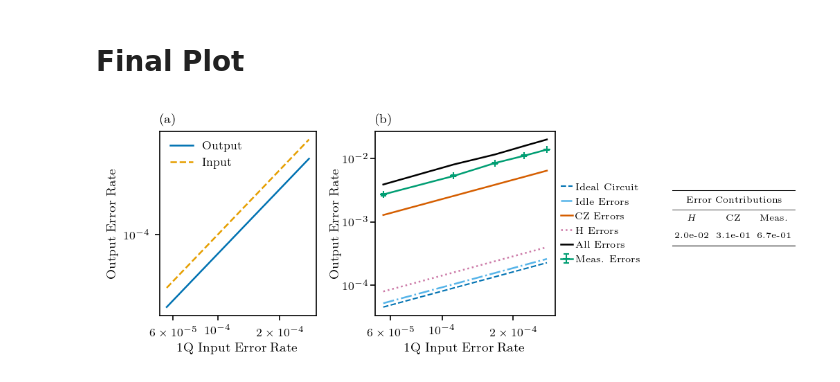
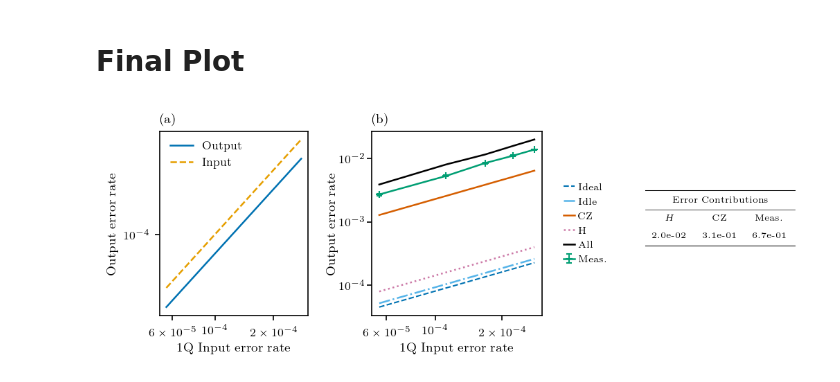
Before and after one commit to Sal7ySalt/Smallest-MSD-Protocol, a Jupyter notebook: 3_qubit_code/physical_level/physical_level.ipynb, the cells around one changed output. Saved outputs shown, nothing was run; the diff lists cells and outputs as text; code cells hidden in the pictures.

```diff
--- a/3_qubit_code/physical_level/physical_level.ipynb
+++ b/3_qubit_code/physical_level/physical_level.ipynb
@@ -935,11 +937,11 @@ measurement_contributions /= len(one_qubit_gate_error_prob)
 fig = plt.figure(figsize=(6.75, 2.65))
 
 # Layout:
-# plot 1 | spacer | plot 2 | legend | spacer | table
+# plot 1 | spacer | plot 2 | legend | small spacer | table
 gs = GridSpec(
     1, 6,
     figure=fig,
-    width_ratios=[1.0, 0.35, 1.15, 0.55, 0.14, 0.82],
+    width_ratios=[1.0, 0.45, 1.15, 0.55, 0.08, 1.05],
     wspace=0.02
 )
 
@@ -983,8 +985,8 @@ ax1.yaxis.set_minor_locator(mticker.NullLocator())
 ax1.yaxis.set_minor_formatter(mticker.NullFormatter())
 
 ax1.legend(frameon=False, loc='upper left')
-ax1.set_ylabel('Output Error Rate')
-ax1.set_xlabel('1Q Input Error Rate')
+ax1.set_ylabel('Output error rate')
+ax1.set_xlabel('1Q Input error rate')
 ax1.set_title('(a)', loc='left', fontsize=9)
 
 # ── Plot 2 ───────────────────────────────────────────────
@@ -994,7 +996,7 @@ ax2.plot(
     color='#0072B2',
     linestyle='--',
     linewidth=1.0,
-    label='Ideal Circuit'
+    label='Ideal'
 )
 
 ax2.plot(
@@ -1002,7 +1004,7 @@ ax2.plot(
     plot2_output_error_rate,
     color='#56B4E9',
     linestyle='-.',
-    label='Idle Errors'
+    label='Idle'
 )
 
 ax2.plot(
@@ -1010,7 +1012,7 @@ ax2.plot(
     plot4_output_error_rate,
     color='#D55E00',
     linestyle='-',
-    label='CZ Errors'
+    label='CZ'
 )
 
 ax2.plot(
@@ -1018,7 +1020,7 @@ ax2.plot(
     plot5_output_error_rate,
     color='#CC79A7',
     linestyle=':',
-    label='H Errors'
+    label='H'
 )
 
 ax2.plot(
@@ -1026,7 +1028,7 @@ ax2.plot(
     all_output_error_rate,
     color='#000000',
     linestyle='-',
-    label='All Errors'
+    label='All'
 )
 
 ax2.errorbar(
@@ -1038,7 +1040,7 @@ ax2.errorbar(
     capsize=2,
     markersize=5,
     elinewidth=0.8,
-    label='Meas. Errors'
+    label='Meas.'
 )
 
 ax2.set_xscale('log')
@@ -1051,8 +1053,8 @@ ax2.xaxis.set_minor_formatter(mticker.NullFormatter())
 ax2.yaxis.set_minor_locator(mticker.NullLocator())
 ax2.yaxis.set_minor_formatter(mticker.NullFormatter())
 
-ax2.set_ylabel('Output Error Rate')
-ax2.set_xlabel('1Q Input Error Rate')
+ax2.set_ylabel('Output error rate')
+ax2.set_xlabel('1Q Input error rate')
 ax2.set_title('(b)', loc='left', fontsize=9)
 
 # Make plot 2 y-axis label/ticks compact
@@ -1065,7 +1067,7 @@ handles, labels = ax2.get_legend_handles_labels()
 ax_leg.legend(
     handles,
     labels,
-    loc='center left',
+    loc='center',
     frameon=False,
     fontsize=6.5,
     handlelength=1.2,
@@ -1154,31 +1156,31 @@ for j, header in enumerate(headers):
 
     ax_table.text(
         x,
         y_header,
         header,
         ha='center',
         va='center',
         fontsize=fs_body,
         transform=ax_table.transAxes
     )
 
     ax_table.text(
         x,
         y_values,
         values[j],
         ha='center',
         va='center',
         fontsize=fs_body,
         transform=ax_table.transAxes
     )
 
 fig.subplots_adjust(
     left=0.08,
     right=0.99,
     bottom=0.23,
     top=0.90
 )
 
 plt.show()
 # %% [output]
-[figure, old version]
+[figure, new version]
```
Also changed, not shown: parts of 4 cells of this notebook, 16 other files.
